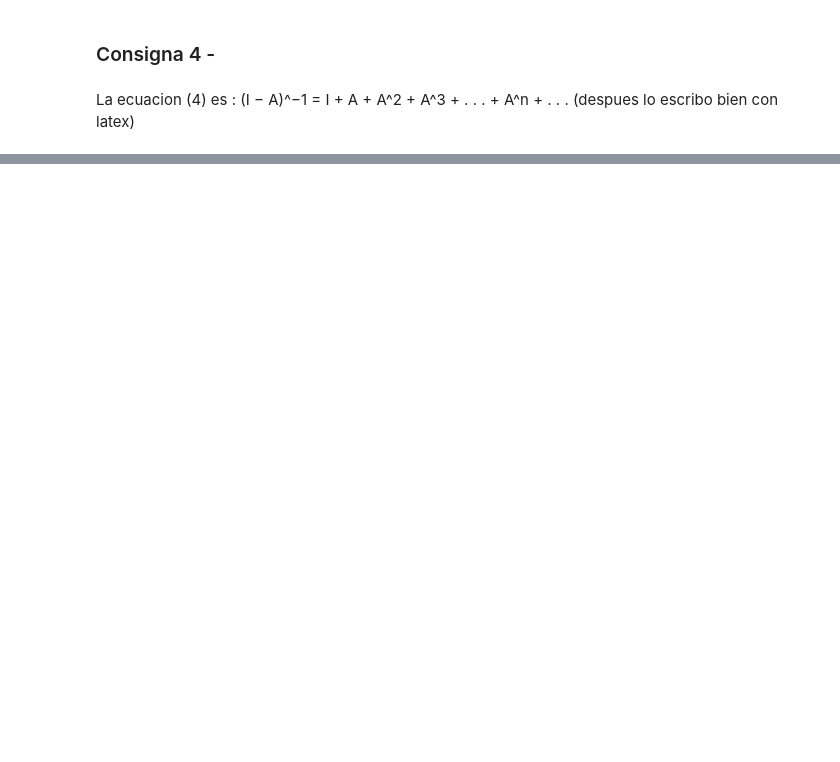
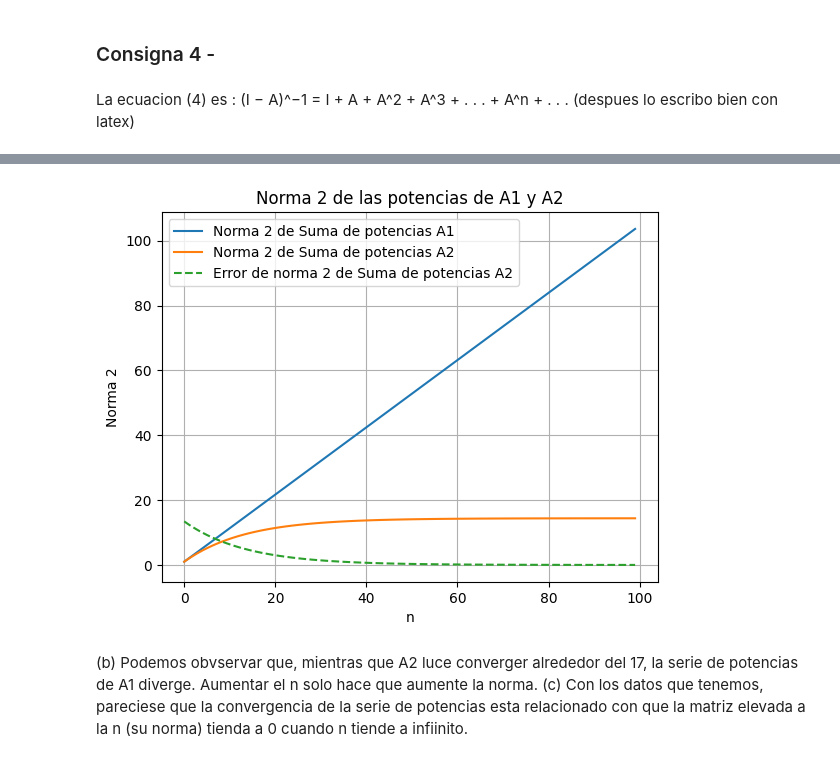
Before and after one commit to SoutoSebastian/TP2-ALC, a Jupyter notebook: TP2/grupo_31_TP2.ipynb, the cells around one changed output, grey strips where cells are left out. Cells and saved outputs as stored; diff of their text form; code cells hidden in the pictures; blank space fills up the shorter version.

```diff
--- a/TP2/grupo_31_TP2.ipynb
+++ b/TP2/grupo_31_TP2.ipynb
@@ -168,0 +217,17 @@ IndexError: index 11 is out of bounds for axis 0 with size 11
+# %%
+#Grafico para n=100:
+
+plt.figure()
+plt.plot(vA1_100, label='Norma 2 de Suma de potencias A1')
+plt.plot(vA2_100, label='Norma 2 de Suma de potencias A2')
+plt.plot(errorvA2_100, label='Error de norma 2 de Suma de potencias A2',linestyle="--")
+plt.xlabel('n')
+plt.ylabel('Norma 2')
+plt.title('Norma 2 de las potencias de A1 y A2')
+plt.legend()
+plt.grid()
+plt.show()
+# %% [output]
+[figure, added]
+# %% [markdown]
+(b) Podemos obvservar que, mientras que A2 luce converger alrededor del 17, la serie de potencias de A1 diverge. Aumentar el n solo hace que aumente la norma. (c) Con los datos que tenemos, pareciese que la convergencia de la serie de potencias esta relacionado con que la matriz elevada a la n (su norma) tienda a 0 cuando n tiende a infiinito.
```
Also changed, not shown: parts of 4 cells of this notebook, 2 other files.
